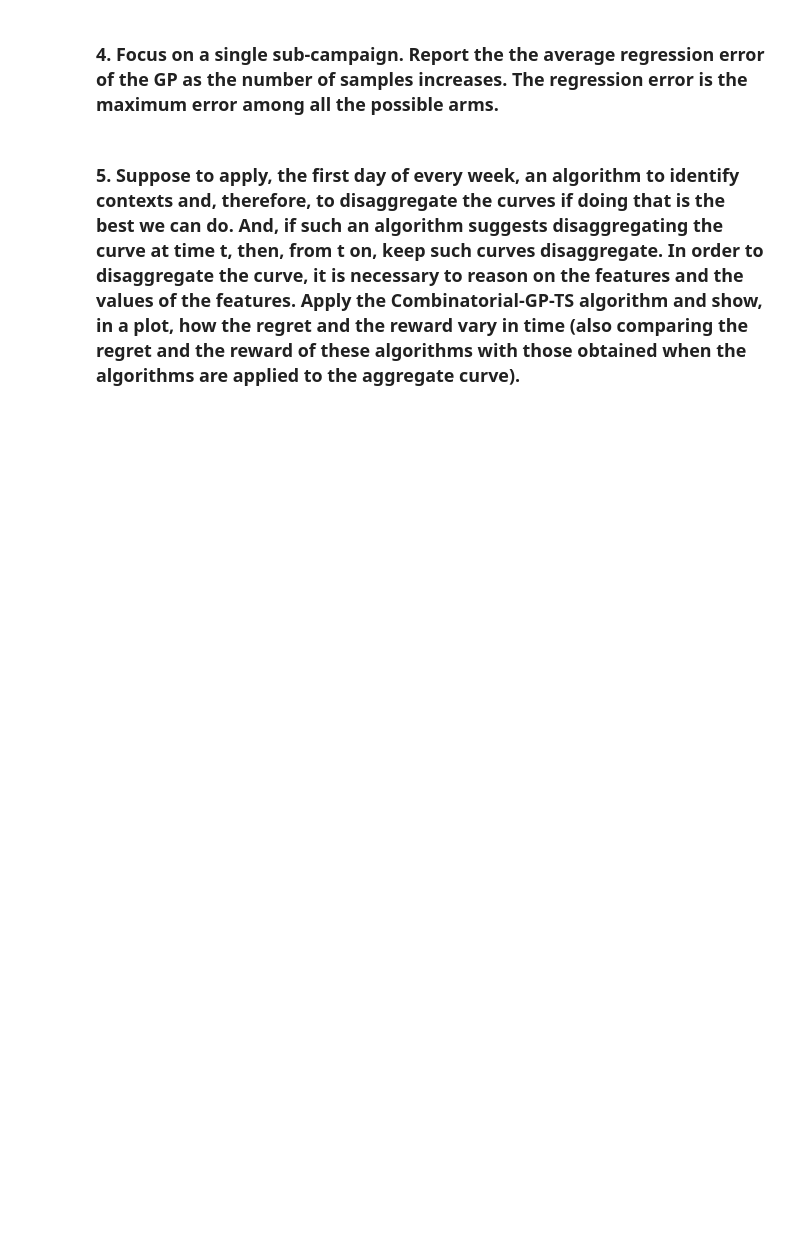
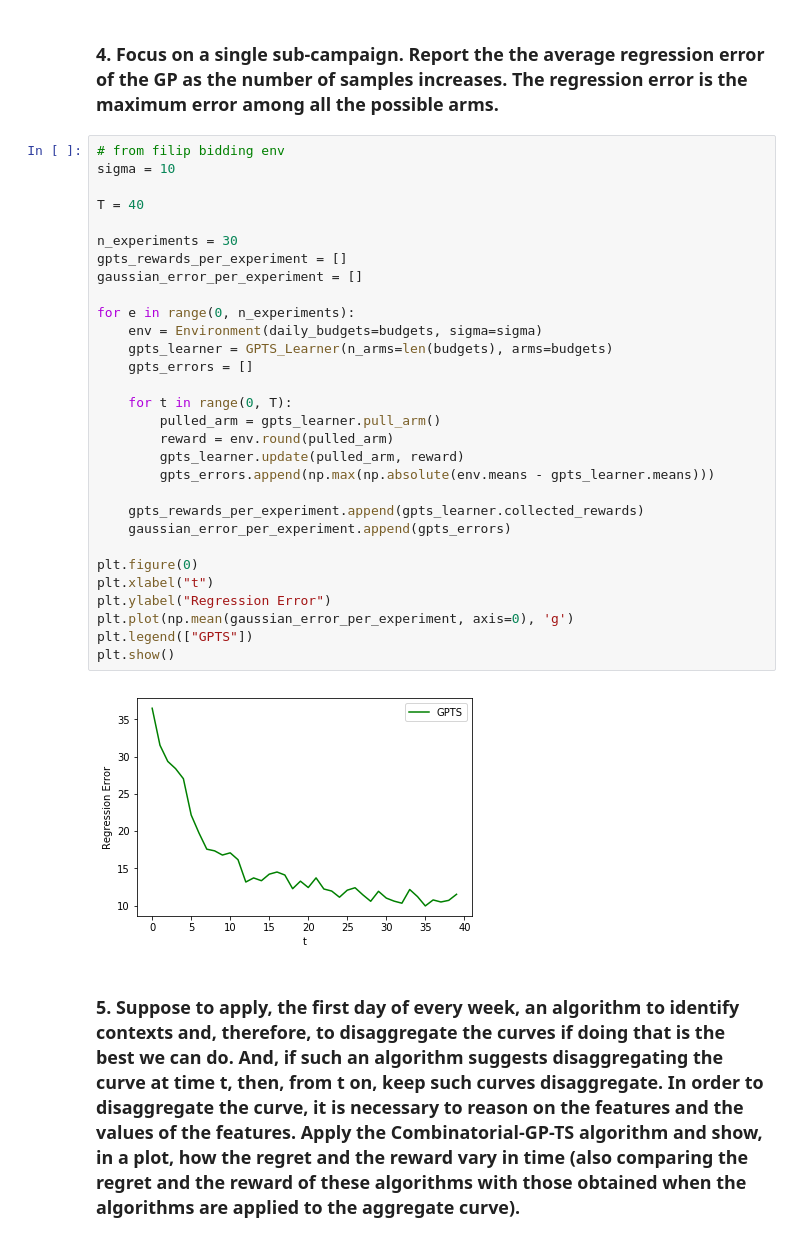
Before and after one commit to filipkrasniqi/DIA, a Jupyter notebook: DIA Project - Part 3.ipynb, the cells around one changed output. Drawn from its saved outputs; the diff is of its cells as text; blank space fills up the shorter version.

```diff
--- a/DIA Project - Part 3.ipynb
+++ b/DIA Project - Part 3.ipynb
@@ -288,4 +274,36 @@ plt.show()
 # %% [markdown]
 ### 4. Focus on a single sub-campaign. Report the the average regression error of the GP as the number of samples increases. The regression error is the maximum error among all the possible arms.
+# %%
+# from filip bidding env
+sigma = 10
+
+T = 40
+
+n_experiments = 30
+gpts_rewards_per_experiment = []
+gaussian_error_per_experiment = []
+
+for e in range(0, n_experiments):
+    env = Environment(daily_budgets=budgets, sigma=sigma)
+    gpts_learner = GPTS_Learner(n_arms=len(budgets), arms=budgets)
+    gpts_errors = []
+
+    for t in range(0, T):
+        pulled_arm = gpts_learner.pull_arm()
+        reward = env.round(pulled_arm)
+        gpts_learner.update(pulled_arm, reward)
+        gpts_errors.append(np.max(np.absolute(env.means - gpts_learner.means)))
+
+    gpts_rewards_per_experiment.append(gpts_learner.collected_rewards)
+    gaussian_error_per_experiment.append(gpts_errors)
+
+plt.figure(0)
+plt.xlabel("t")
+plt.ylabel("Regression Error")
+plt.plot(np.mean(gaussian_error_per_experiment, axis=0), 'g')
+plt.legend(["GPTS"])
+plt.show()
+# %% [output]
+[figure, added]
 # %% [markdown]
 ### 5. Suppose to apply, the first day of every week, an algorithm to identify contexts and, therefore, to disaggregate the curves if doing that is the best we can do. And, if such an algorithm suggests disaggregating the curve at time t, then, from t on, keep such curves disaggregate. In order to disaggregate the curve, it is necessary to reason on the features and the values of the features. Apply the Combinatorial-GP-TS algorithm and show, in a plot, how the regret and the reward vary in time (also comparing the regret and the reward of these algorithms with those obtained when the algorithms are applied to the aggregate curve).
```
Also changed, not shown: parts of 6 cells of this notebook.
